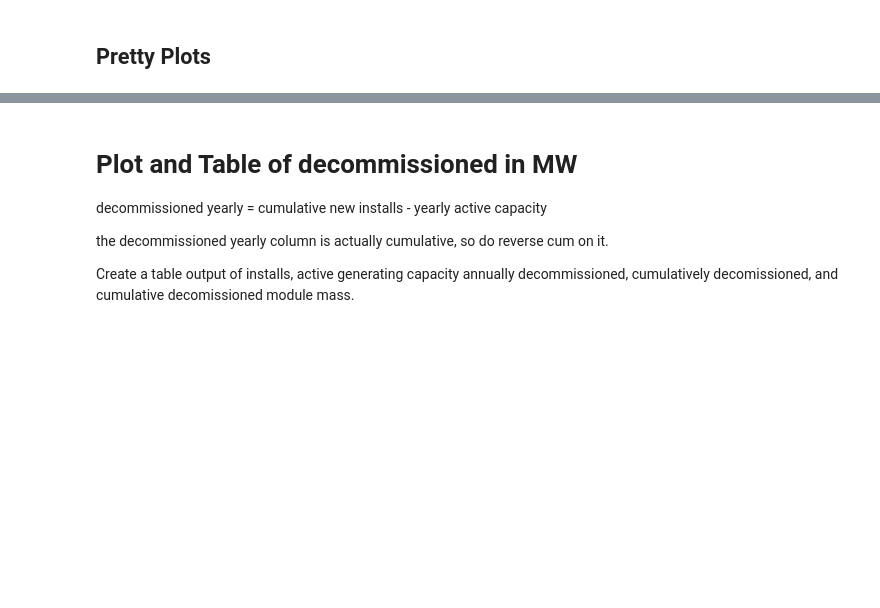
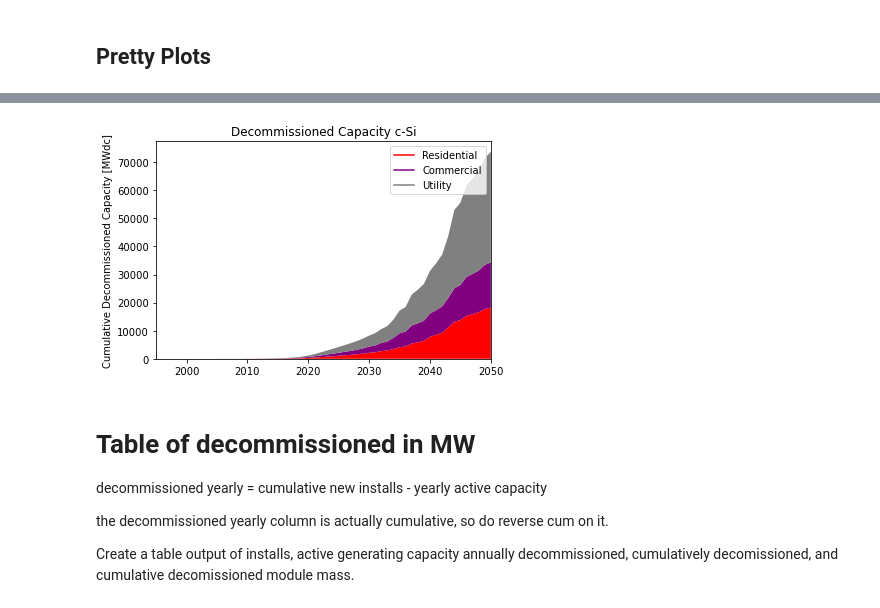
Before and after one commit to NREL/PV_ICE, a Jupyter notebook: docs/tutorials/14 - Historical US Installs Waste Projection.ipynb, the cells around one changed output, grey strips where cells are left out. Saved outputs shown, nothing was run; the diff lists cells and outputs as text; code cells hidden in the pictures; blank space fills up the shorter version.

```diff
--- a/docs/tutorials/14 - Historical US Installs Waste Projection.ipynb
+++ b/docs/tutorials/14 - Historical US Installs Waste Projection.ipynb
@@ -321,5 +281,24 @@ a1.legend((p0[0], p1[0], p2[0], p3[0], p4[0], p5[0], p6[0] ), ('Glass', 'Alumini
+# %%
+#cSi plot
+plt.plot([],[],color='red', label='Residential')
+plt.plot([],[],color='purple', label='Commercial')
+plt.plot([],[],color='grey', label='Utility')
+
+
+plt.stackplot(yearlycSi_agg.index,
+              yearlycSi_agg['DecommisionedCapacity_Simulation1_Residential c-Si_[MW]'],
+              yearlycSi_agg['DecommisionedCapacity_Simulation1_Commercial c-Si_[MW]'],
+              yearlycSi_agg['DecommisionedCapacity_Simulation1_Utility c-Si_[MW]'],
+              colors = ['red','purple','grey'])
+plt.title('Decommissioned Capacity c-Si')
+plt.ylabel('Cumulative Decommissioned Capacity [MWdc]')
+plt.xlim(1995,2050)
+plt.legend()
+plt.show()
+# %% [output]
+[figure, added]
 # %% [markdown]
-# Plot and Table of decommissioned in MW
+# Table of decommissioned in MW
 decommissioned yearly = cumulative new installs - yearly active capacity
 
 the decommissioned yearly column is actually cumulative, so do reverse cum on it.
```
Also changed, not shown: parts of 17 cells of this notebook, 2 other files.
